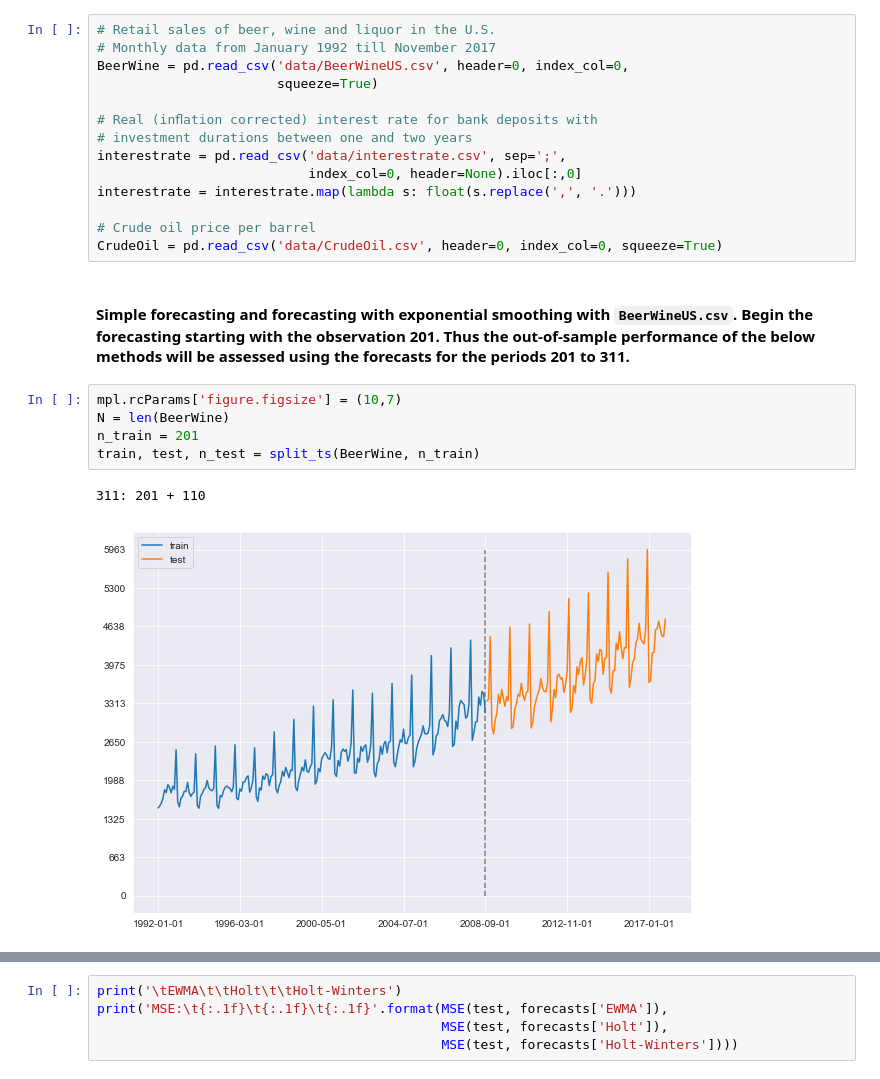
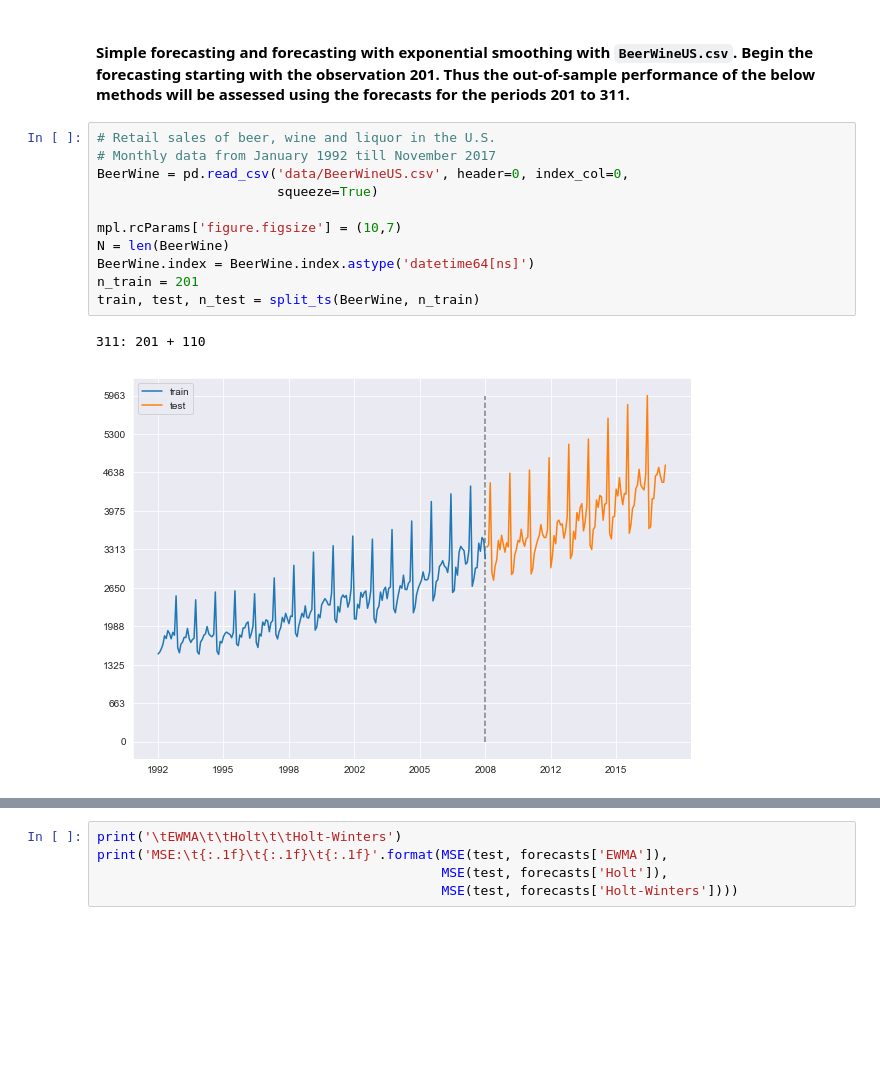
Before and after one commit to ylochman/apps-time-series, a Jupyter notebook: Problem3.ipynb, the cells around one changed output, grey strips where cells are left out. Saved outputs shown, nothing was run; the diff lists cells and outputs as text; blank space fills up the shorter version.

```diff
--- a/Problem3.ipynb
+++ b/Problem3.ipynb
@@ -35,28 +29,20 @@ The autoreload extension is already loaded. To reload it, use:
   %reload_ext autoreload
 The rpy2.ipython extension is already loaded. To reload it, use:
   %reload_ext rpy2.ipython
-# %%
-# Retail sales of beer, wine and liquor in the U.S.
-# Monthly data from January 1992 till November 2017
-BeerWine = pd.read_csv('data/BeerWineUS.csv', header=0, index_col=0,
-                       squeeze=True)
-
-# Real (inﬂation corrected) interest rate for bank deposits with
-# investment durations between one and two years
-interestrate = pd.read_csv('data/interestrate.csv', sep=';',
-                           index_col=0, header=None).iloc[:,0]
-interestrate = interestrate.map(lambda s: float(s.replace(',', '.')))
-
-# Crude oil price per barrel
-CrudeOil = pd.read_csv('data/CrudeOil.csv', header=0, index_col=0, squeeze=True)
 # %% [markdown]
 #### Simple forecasting and forecasting with exponential smoothing with `BeerWineUS.csv`. Begin the forecasting starting with the observation 201. Thus the out-of-sample performance of the below methods will be assessed using the forecasts for the periods 201 to 311.
-# %%
-mpl.rcParams['figure.figsize'] = (10,7)
-N = len(BeerWine)
-n_train = 201
-train, test, n_test = split_ts(BeerWine, n_train)
-# %% [output]
-311: 201 + 110
-[figure, removed]
+# %%
+# Retail sales of beer, wine and liquor in the U.S.
+# Monthly data from January 1992 till November 2017
+BeerWine = pd.read_csv('data/BeerWineUS.csv', header=0, index_col=0,
+                       squeeze=True)
+
+mpl.rcParams['figure.figsize'] = (10,7)
+N = len(BeerWine)
+BeerWine.index = BeerWine.index.astype('datetime64[ns]')
+n_train = 201
+train, test, n_test = split_ts(BeerWine, n_train)
+# %% [output]
+311: 201 + 110
+[figure, added]
 # %% [markdown]
```
Also changed, not shown: parts of 11 cells of this notebook, 4 other files.
